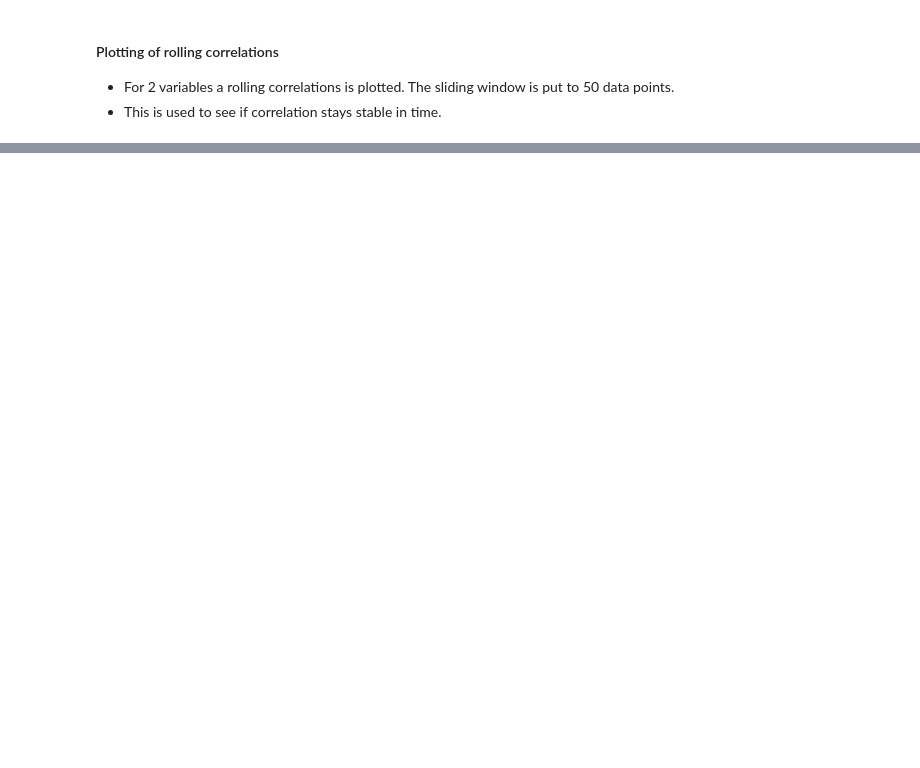
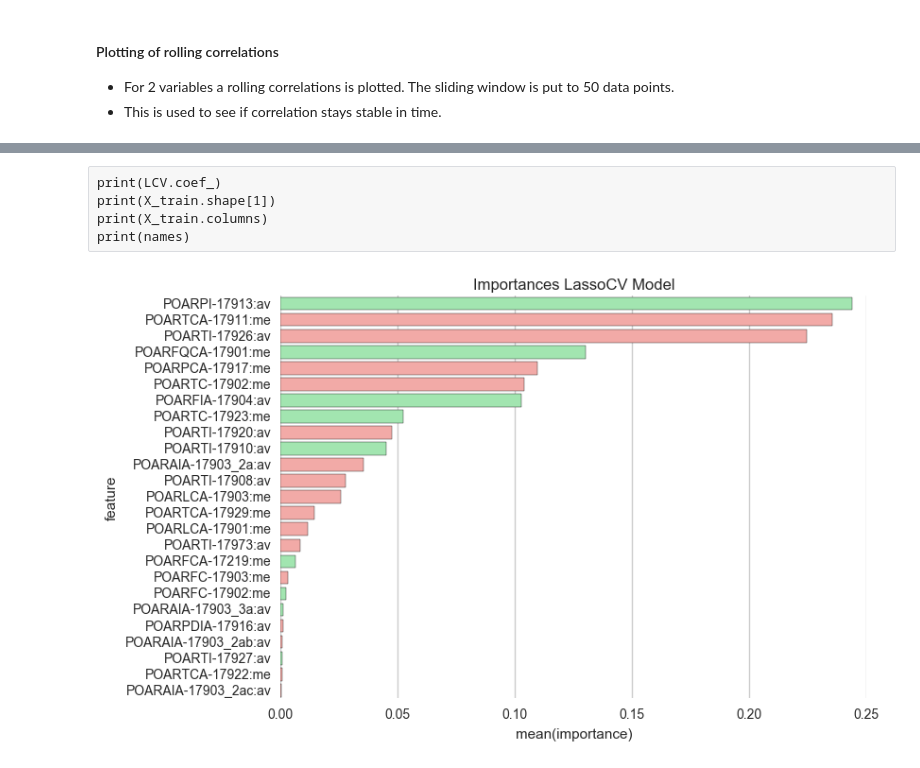
Before and after one commit to clijda/IP21analysis, a Jupyter notebook: DataExplorationIP21.ipynb, the cells around one changed output, grey strips where cells are left out. Cells and saved outputs as stored; diff of their text form; code cells hidden in the pictures; blank space fills up the shorter version.

```diff
--- a/DataExplorationIP21.ipynb
+++ b/DataExplorationIP21.ipynb
@@ -164,0 +229,29 @@ plt.show()
+# %%
+st=time.time()
+from sklearn.linear_model import LassoCV
+LCV = LassoCV(eps=0.001, n_alphas=100, alphas=None, fit_intercept=True, normalize=False,
+              precompute='auto', max_iter=1000, tol=0.0001, copy_X=True, cv=None, verbose=False,
+              n_jobs=-1, positive=False, random_state=None, selection='cyclic')
+LCV.fit(X_train, y_train)
+print(time.time()-st)
+print(LCV.score(X_test,y_test))
+importances = LCV.coef_
+indices = np.argsort(importances)[::-1]
+names = X_train.columns[indices]
+abs_importances = abs(LCV.coef_)
+abs_indices=np.argsort(abs_importances)[::-1]
+abs_names=X_train.columns[abs_indices]
+# Print the feature ranking
+l = []
+for f in range(X_train.shape[1]):
+    d = {}
+    d["feature"] = abs_names[f]
+    d["abs var explained"] = abs_importances[abs_indices[f]]
+    d["variance explained"] = importances[abs_indices[f]]
+    #print("%d. feature %s (%f)" % (f + 1, names[f], importances[indices[f]]))
+    #if f >= 19:
+    #   break
+    l.append(d)
+
+df_importance = pd.DataFrame(l)
+df_importance.head(10)
@@ -164,0 +272,20 @@ plt.show()
+# %% [raw]
+print(LCV.coef_)
+print(X_train.shape[1])
+print(X_train.columns)
+print(names)
+# %%
+colorpalette = ['r' if coef < 0 else 'g' for coef in df_importance["variance explained"]]
+numImp=25
+df_imp = pd.DataFrame()
+df_imp['feature']=abs_names[:numImp]
+df_imp['importance']=abs_importances[abs_indices[:numImp]]
+
+plt.figure()
+plt.title('Importances LassoCV Model')
+sns.set_color_codes("pastel")
+sns.barplot(x='importance',y='feature',data=df_imp,palette=colorpalette)
+sns.despine(left=True, bottom=True)
+plt.show()
+# %% [output]
+[figure, added]
```
Also changed, not shown: parts of 14 cells of this notebook, 1 other file.
